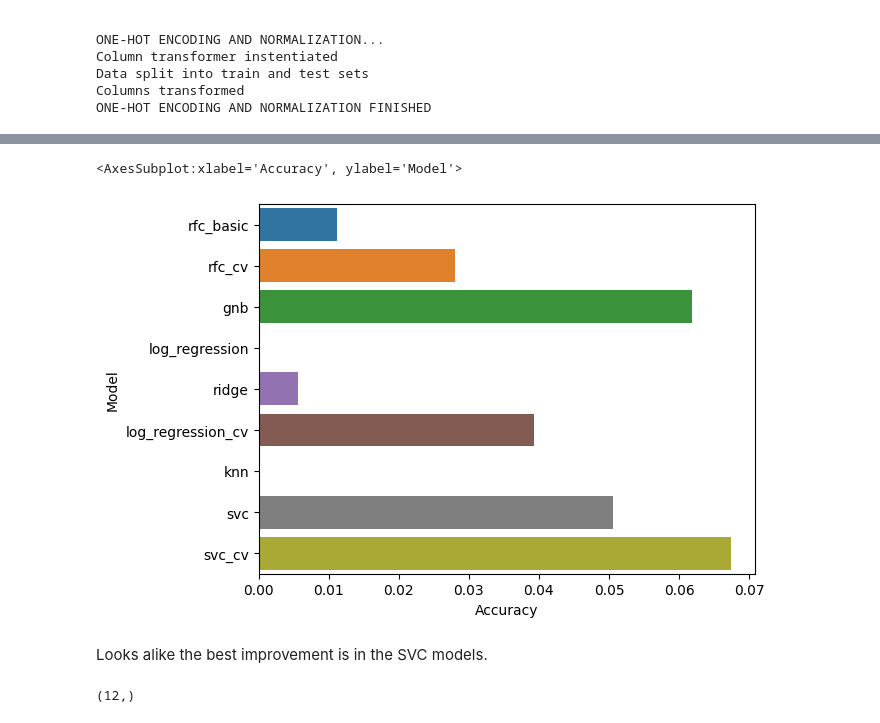
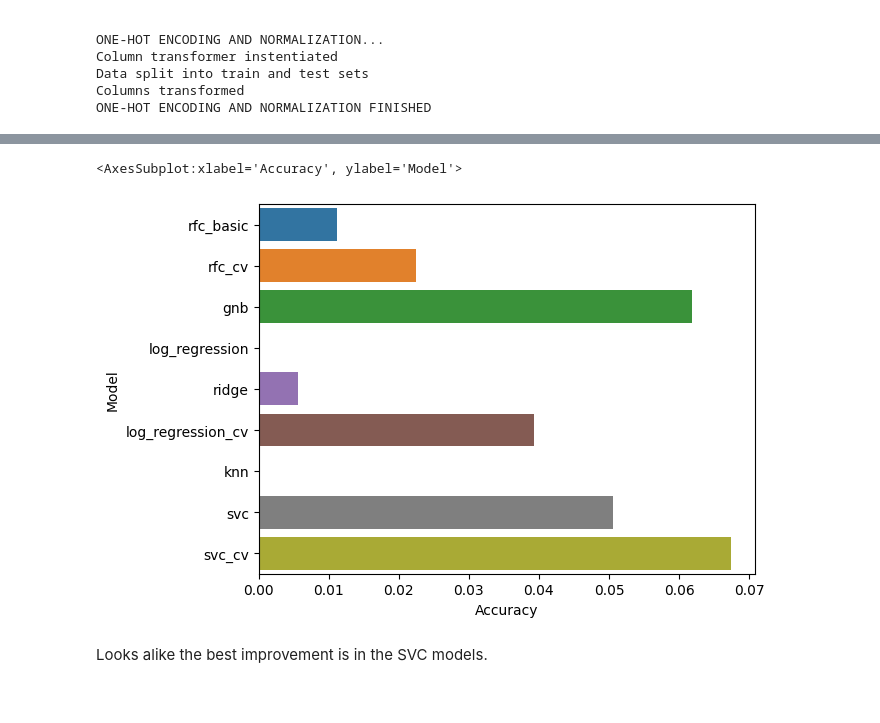
Before and after one commit to pawelkiszczak/kaggle, a Jupyter notebook: titanic/titanic_sklearn.ipynb, the cells around one changed output, grey strips where cells are left out. Drawn from its saved outputs; the diff is of its cells as text; code cells hidden in the pictures.

```diff
--- a/titanic/titanic_sklearn.ipynb
+++ b/titanic/titanic_sklearn.ipynb
@@ -239,7 +239,7 @@ def onehot_normalize_2(data):
 	return X_train_norm, X_test_norm, y_train, y_test
 # %%
 # Load in the data
-titanic_train = pd.read_csv('train.csv')
+titanic_train = pd.read_csv('dataset/train.csv')
 
 # Preprocessing
 titanic_train = preprocessing(titanic_train)
@@ -298,15 +298,7 @@ def evaluate_model(model, model_name, y_true, X_test=X_test):
 	print('Scores for basic model')
 	print(f'Accuracy score: {acc:.3f}')
 	print(f'F1-score: {f1:.3f}')
-	"""
-	# Feature importance
-	feature_imp = pd.DataFrame(model.feature_importances_,
-								index = X.columns,
-								columns=['Feature importance score']).sort_values(ascending=False,
-																				by=['Feature importance score'])
 
-	sns.barplot(x=feature_imp['Feature importance score'], y=feature_imp.index)
-	"""
 	score = [[model_name, acc]]
 	return score
 # %%
@@ -338,10 +328,11 @@ Baseline to beat is 78.1%. Let's try using GridSearchCV to improve our score by
 # %%
 from sklearn.model_selection import GridSearchCV
 
+# Parameters grid to choose from
 param_grid_rfc = {
-	'n_estimators': [512, 1024],
+	'n_estimators': [256, 512, 1024, 2048],
 	'max_features': ['sqrt', 'log2'],
-	'max_depth': [5, 7, 9, 11],
+	'max_depth': [7, 8, 9, 10, 12, 15],
 	'criterion': ['gini']
 }
 
@@ -352,6 +343,7 @@ cv_rfc = GridSearchCV(estimator=rfc_cv,
 
 cv_rfc.fit(X_train, y_train)
 
-print(f'Best params: {cv_rfc.best_params_}')
-print(f'Best score: {cv_rfc.best_score_}')
+# Printout of the best results
+print(f"Best score: {cv_rfc.best_score_}")
+print(f"Best params: {cv_rfc.best_params_}")
 # %% [output]
@@ -844,6 +780,6 @@ results
 # %%
-results_full_data = results
-results_full_data.sort_values('Accuracy', ascending=False)
+results_full_dataset = results
+results_full_dataset.sort_values('Accuracy', ascending=False)
 # %% [output]
 |  | Model | Accuracy |
 | 0 | rfc_basic | 0.780899 |
@@ -1098,12 +1046,9 @@ results_less_data
 # %%
-diff = results_less_data['Accuracy'] - results_full_data['Accuracy']
+# Plotting the differences between each model
+diff = results_less_data['Accuracy'] - results_full_dataset['Accuracy']
 sns.barplot(x=diff, y=results_less_data['Model'])
 # %% [output]
 <AxesSubplot:xlabel='Accuracy', ylabel='Model'>
-[figure, old version]
+[figure, new version]
 # %% [markdown]
 Looks alike the best improvement is in the SVC models.
-# %%
-rfc_cv.feature_importances_.shape
-# %% [output]
-(12,)
```
Also changed, not shown: parts of 58 cells of this notebook, 10 other files.
